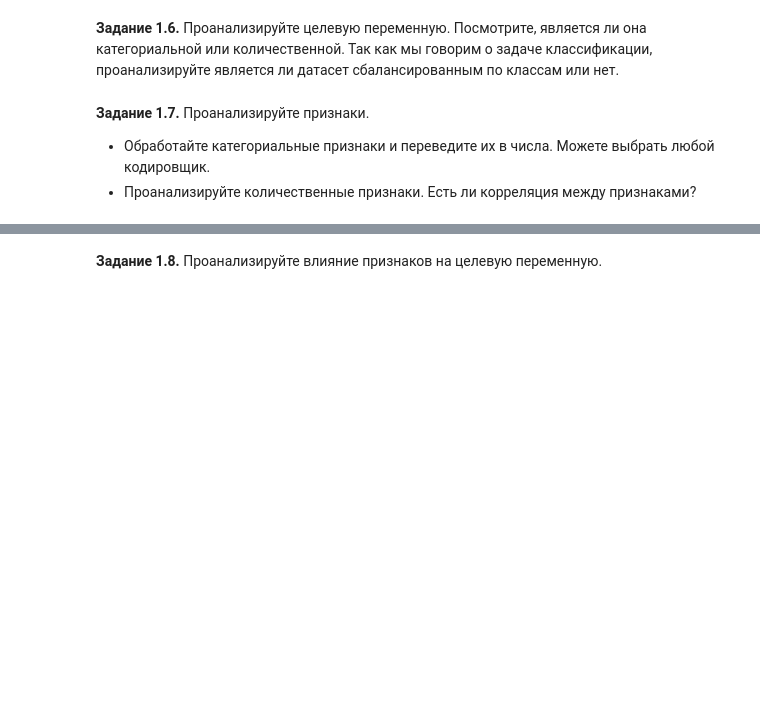
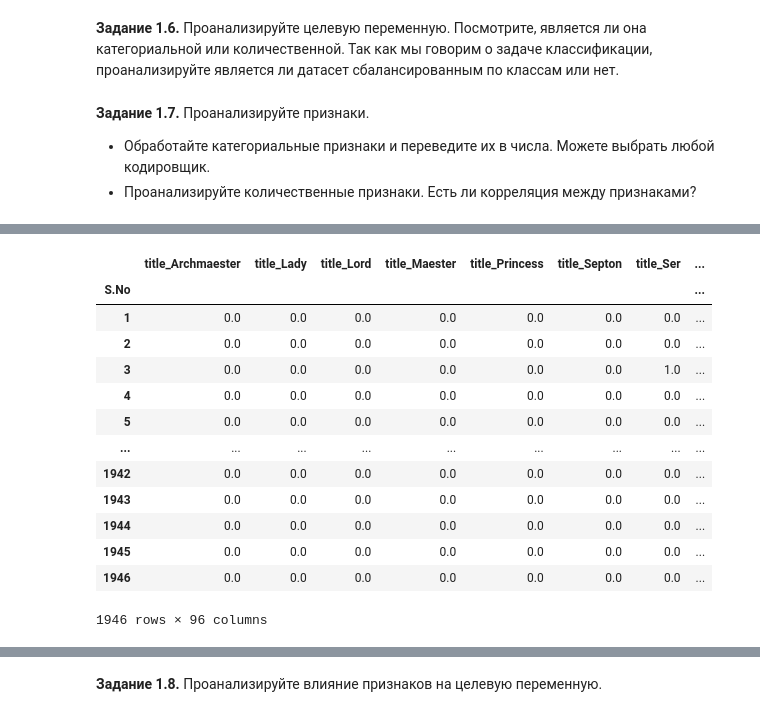
Before and after one commit to RedkinDenis/DeepLearning, a Jupyter notebook: week_01_ml_intro/Homework/hw_1_game_of_thrones.ipynb, the cells around one changed output, grey strips where cells are left out. Drawn from its saved outputs; the diff is of its cells as text; code cells hidden in the pictures; blank space fills up the shorter version.

```diff
--- a/week_01_ml_intro/Homework/hw_1_game_of_thrones.ipynb
+++ b/week_01_ml_intro/Homework/hw_1_game_of_thrones.ipynb
@@ -236,0 +260,25 @@ dtype: int64
+# %%
+# кодировка категориальных призанков
+
+from sklearn.preprocessing import OneHotEncoder
+
+cat_features = ['title', 'house', 'culture']
+encoder = OneHotEncoder(sparse_output=False)
+encoded_cat = encoder.fit_transform(data[cat_features])
+one_hot_df = pd.DataFrame(encoded_cat, columns=encoder.get_feature_names_out(cat_features), index=data.index)
+one_hot_df
+# %% [output]
+|  | title_Archmaester | title_Lady | title_Lord | title_Maester | title_Princess | title_Septon | title_Ser | ... |
+| S.No |  |  |  |  |  |  |  | ... |
+| 1 | 0.0 | 0.0 | 0.0 | 0.0 | 0.0 | 0.0 | 0.0 | ... |
+| 2 | 0.0 | 0.0 | 0.0 | 0.0 | 0.0 | 0.0 | 0.0 | ... |
+| 3 | 0.0 | 0.0 | 0.0 | 0.0 | 0.0 | 0.0 | 1.0 | ... |
+| 4 | 0.0 | 0.0 | 0.0 | 0.0 | 0.0 | 0.0 | 0.0 | ... |
+| 5 | 0.0 | 0.0 | 0.0 | 0.0 | 0.0 | 0.0 | 0.0 | ... |
+| ... | ... | ... | ... | ... | ... | ... | ... | ... |
+| 1942 | 0.0 | 0.0 | 0.0 | 0.0 | 0.0 | 0.0 | 0.0 | ... |
+| 1943 | 0.0 | 0.0 | 0.0 | 0.0 | 0.0 | 0.0 | 0.0 | ... |
+| 1944 | 0.0 | 0.0 | 0.0 | 0.0 | 0.0 | 0.0 | 0.0 | ... |
+| 1945 | 0.0 | 0.0 | 0.0 | 0.0 | 0.0 | 0.0 | 0.0 | ... |
+| 1946 | 0.0 | 0.0 | 0.0 | 0.0 | 0.0 | 0.0 | 0.0 | ... |
+1946 rows × 96 columns
```
Also changed, not shown: parts of 14 cells of this notebook.
